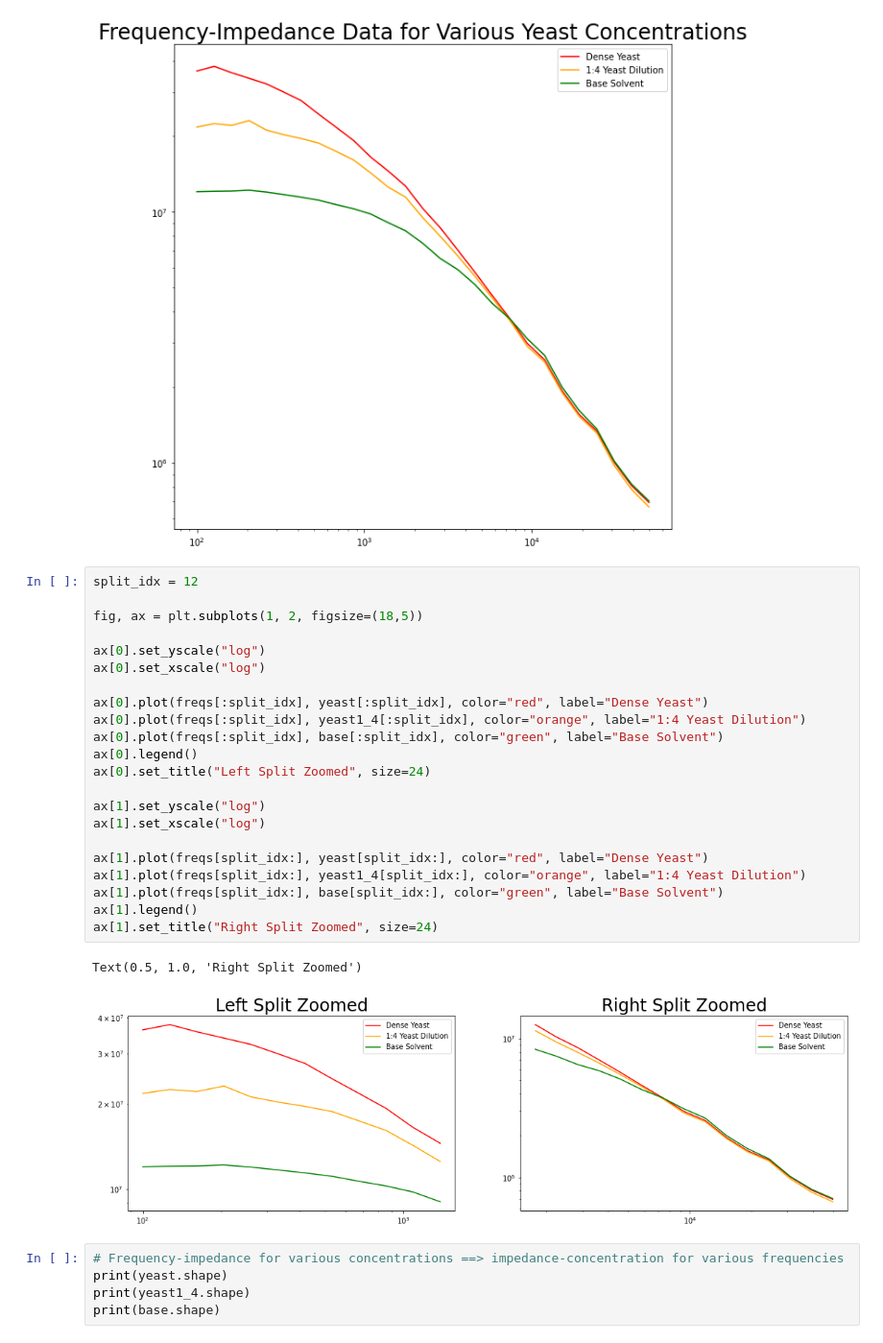
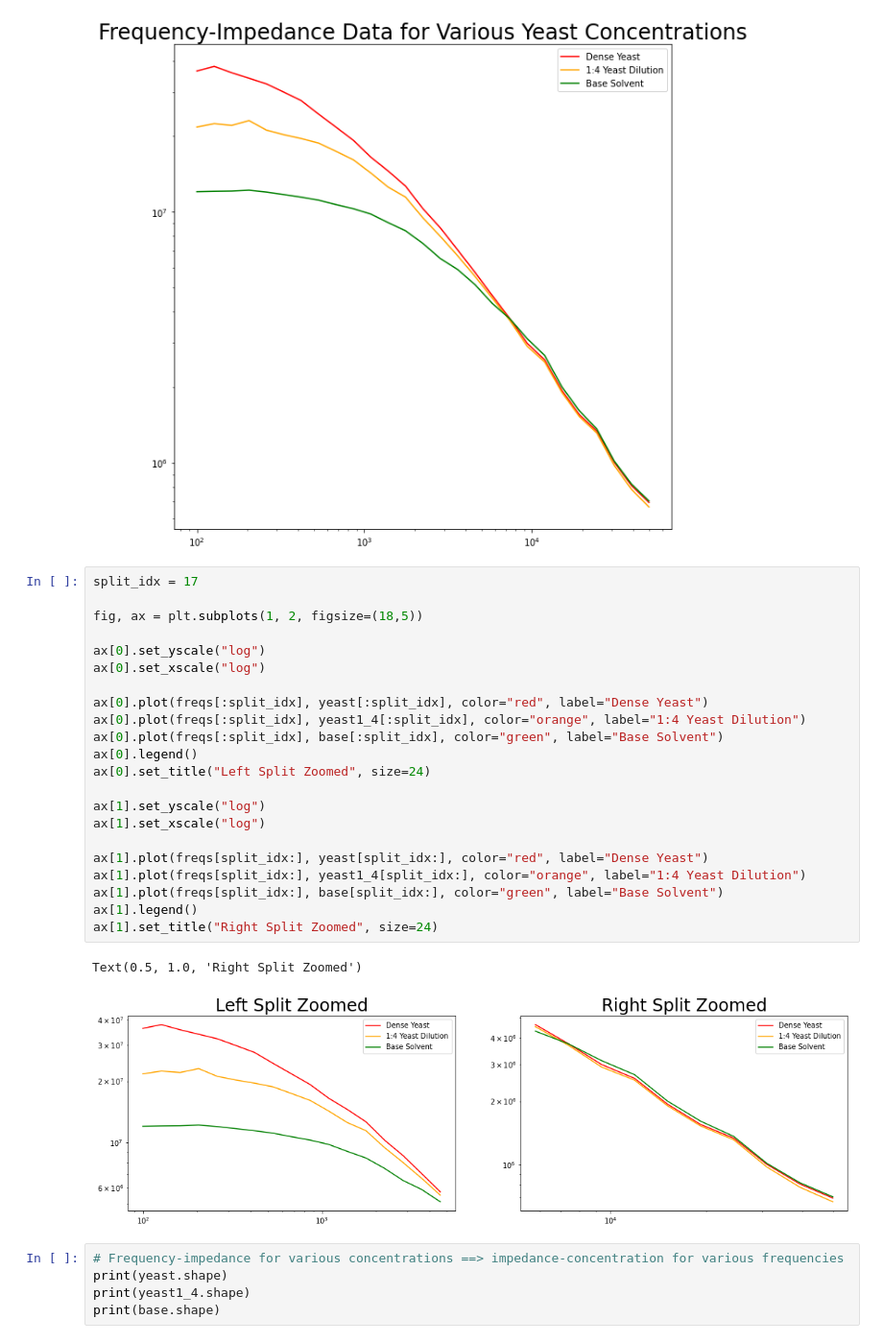
Before and after one commit to nazeern/nanotech, a Jupyter notebook: Sandbox.ipynb, the cells around one changed output. Shown at 96% size. Drawn from its saved outputs; the diff is of its cells as text.

```diff
--- a/Sandbox.ipynb
+++ b/Sandbox.ipynb
@@ -173,30 +173,30 @@ plt.title("Frequency-Impedance Data for Various Yeast Concentrations", size=24)
 Text(0.5, 1.0, 'Frequency-Impedance Data for Various Yeast Concentrations')
 [figure]
 # %%
-split_idx = 12
+split_idx = 17
 
 fig, ax = plt.subplots(1, 2, figsize=(18,5))
 
 ax[0].set_yscale("log")
 ax[0].set_xscale("log")
 
 ax[0].plot(freqs[:split_idx], yeast[:split_idx], color="red", label="Dense Yeast")
 ax[0].plot(freqs[:split_idx], yeast1_4[:split_idx], color="orange", label="1:4 Yeast Dilution")
 ax[0].plot(freqs[:split_idx], base[:split_idx], color="green", label="Base Solvent")
 ax[0].legend()
 ax[0].set_title("Left Split Zoomed", size=24)
 
 ax[1].set_yscale("log")
 ax[1].set_xscale("log")
 
 ax[1].plot(freqs[split_idx:], yeast[split_idx:], color="red", label="Dense Yeast")
 ax[1].plot(freqs[split_idx:], yeast1_4[split_idx:], color="orange", label="1:4 Yeast Dilution")
 ax[1].plot(freqs[split_idx:], base[split_idx:], color="green", label="Base Solvent")
 ax[1].legend()
 ax[1].set_title("Right Split Zoomed", size=24)
 # %% [output]
 Text(0.5, 1.0, 'Right Split Zoomed')
-[figure, old version]
+[figure, new version]
 # %%
 # Frequency-impedance for various concentrations ==> impedance-concentration for various frequencies
 print(yeast.shape)
```
Also changed, not shown: parts of 30 cells of this notebook.
